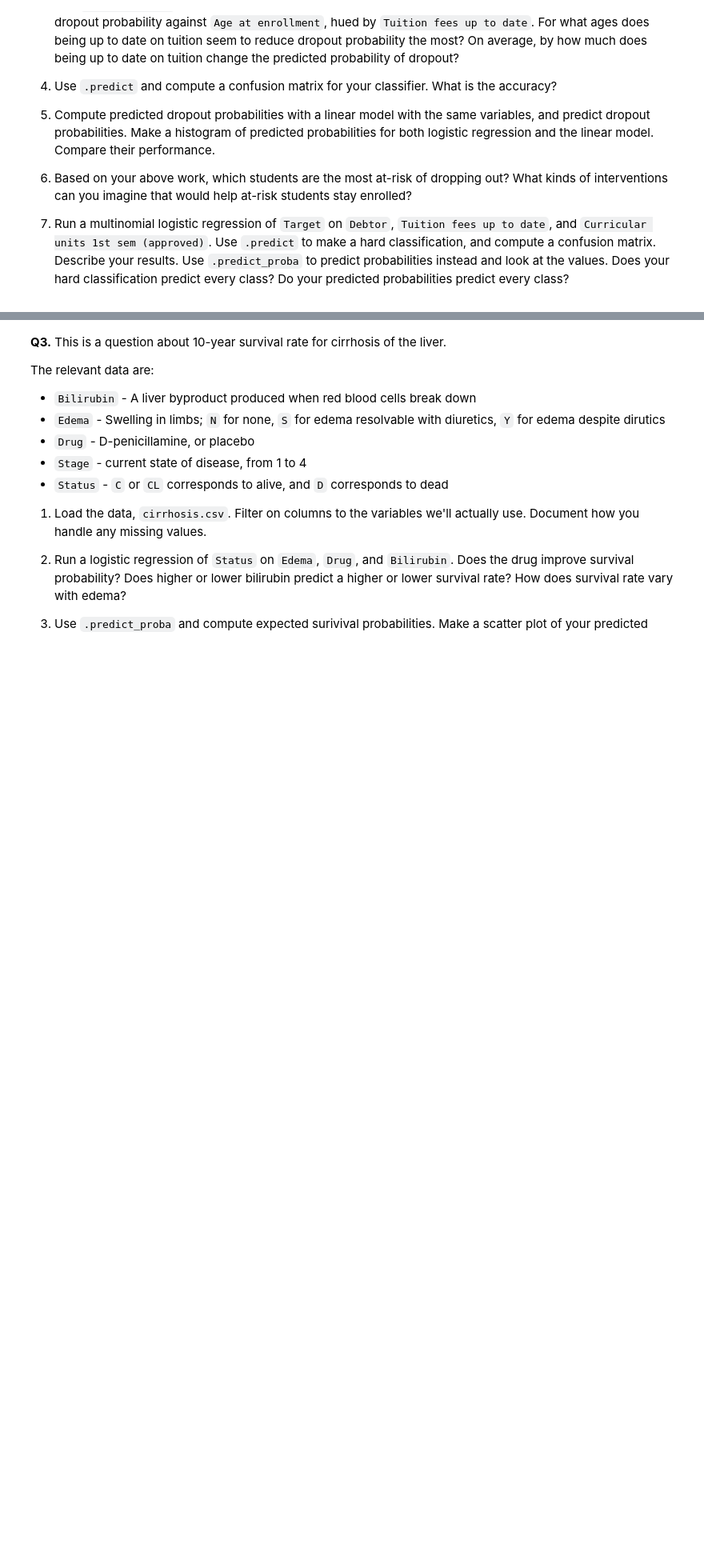
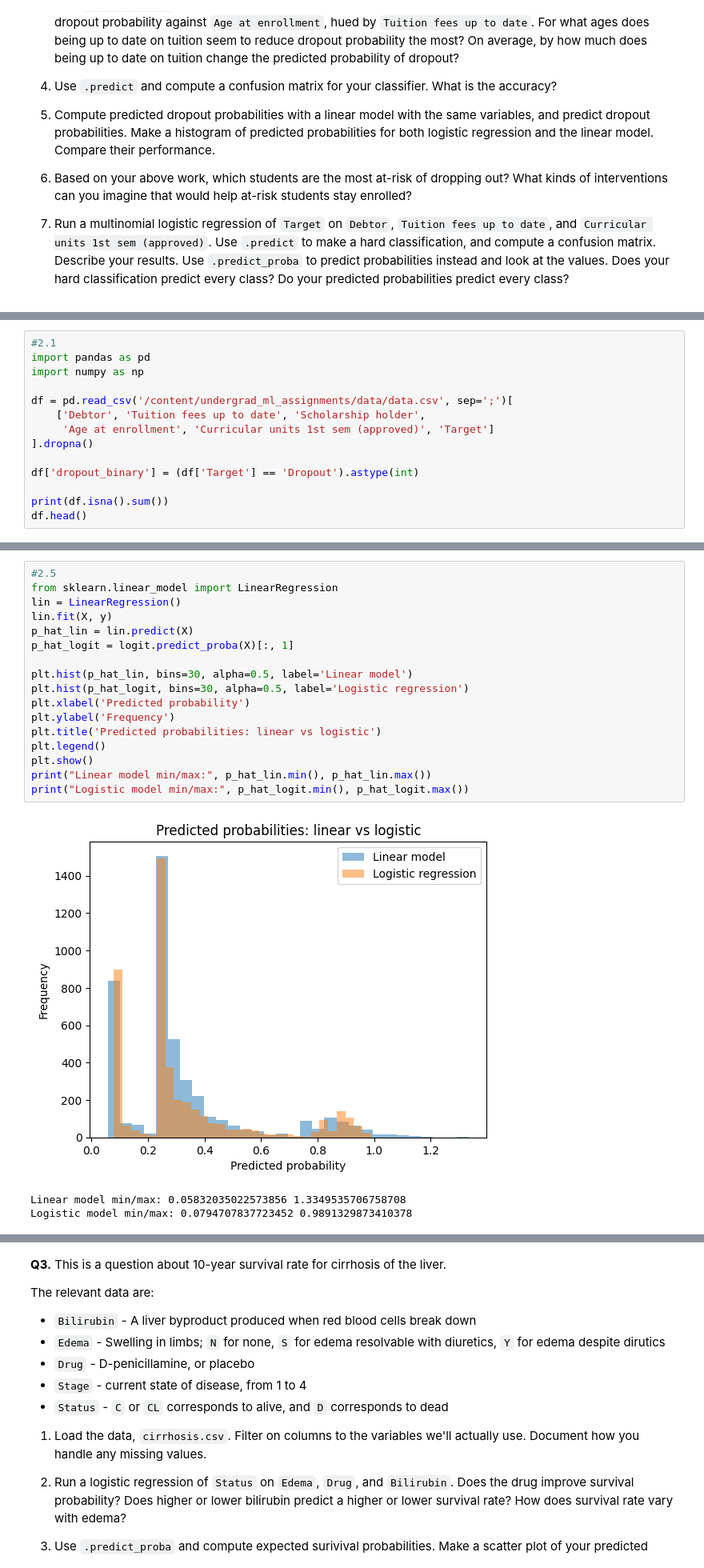
Before and after one commit to anishjagota/undergrad_ml_assignments, a Jupyter notebook: 05_assignment_glm.ipynb, the cells around one changed output, grey strips where cells are left out. Shown at 80% size. Drawn from its saved outputs; the diff is of its cells as text; blank space fills up the shorter version.

```diff
--- a/05_assignment_glm.ipynb
+++ b/05_assignment_glm.ipynb
@@ -56,0 +67,14 @@ The relevant variables are:
+# %%
+#2.1
+import pandas as pd
+import numpy as np
+
+df = pd.read_csv('/content/undergrad_ml_assignments/data/data.csv', sep=';')[
+    ['Debtor', 'Tuition fees up to date', 'Scholarship holder',
+     'Age at enrollment', 'Curricular units 1st sem (approved)', 'Target']
+].dropna()
+
+df['dropout_binary'] = (df['Target'] == 'Dropout').astype(int)
+
+print(df.isna().sum())
+df.head()
@@ -56,0 +179,21 @@ The relevant variables are:
+# %%
+#2.5
+from sklearn.linear_model import LinearRegression
+lin = LinearRegression()
+lin.fit(X, y)
+p_hat_lin = lin.predict(X)
+p_hat_logit = logit.predict_proba(X)[:, 1]
+
+plt.hist(p_hat_lin, bins=30, alpha=0.5, label='Linear model')
+plt.hist(p_hat_logit, bins=30, alpha=0.5, label='Logistic regression')
+plt.xlabel('Predicted probability')
+plt.ylabel('Frequency')
+plt.title('Predicted probabilities: linear vs logistic')
+plt.legend()
+plt.show()
+print("Linear model min/max:", p_hat_lin.min(), p_hat_lin.max())
+print("Logistic model min/max:", p_hat_logit.min(), p_hat_logit.max())
+# %% [output]
+[figure, added]
+Linear model min/max: 0.05832035022573856 1.3349535706758708
+Logistic model min/max: 0.0794707837723452 0.9891329873410378
```
Also changed, not shown: parts of 26 cells of this notebook.
